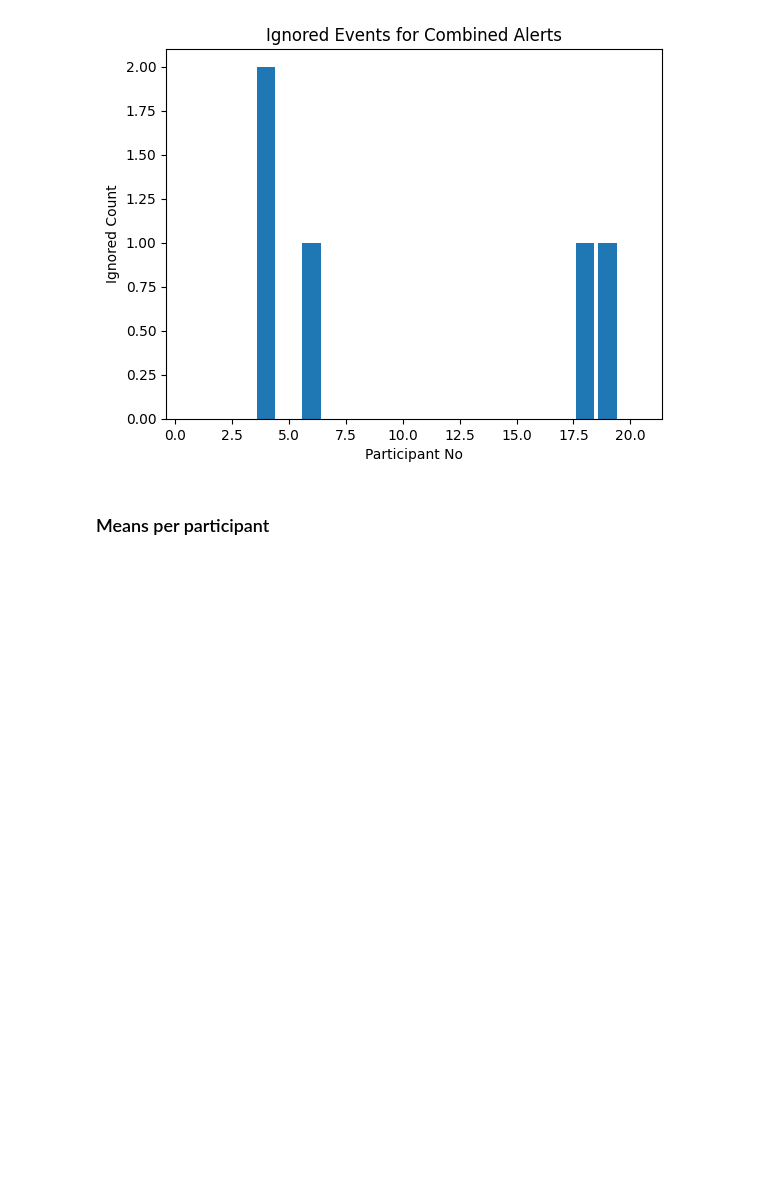
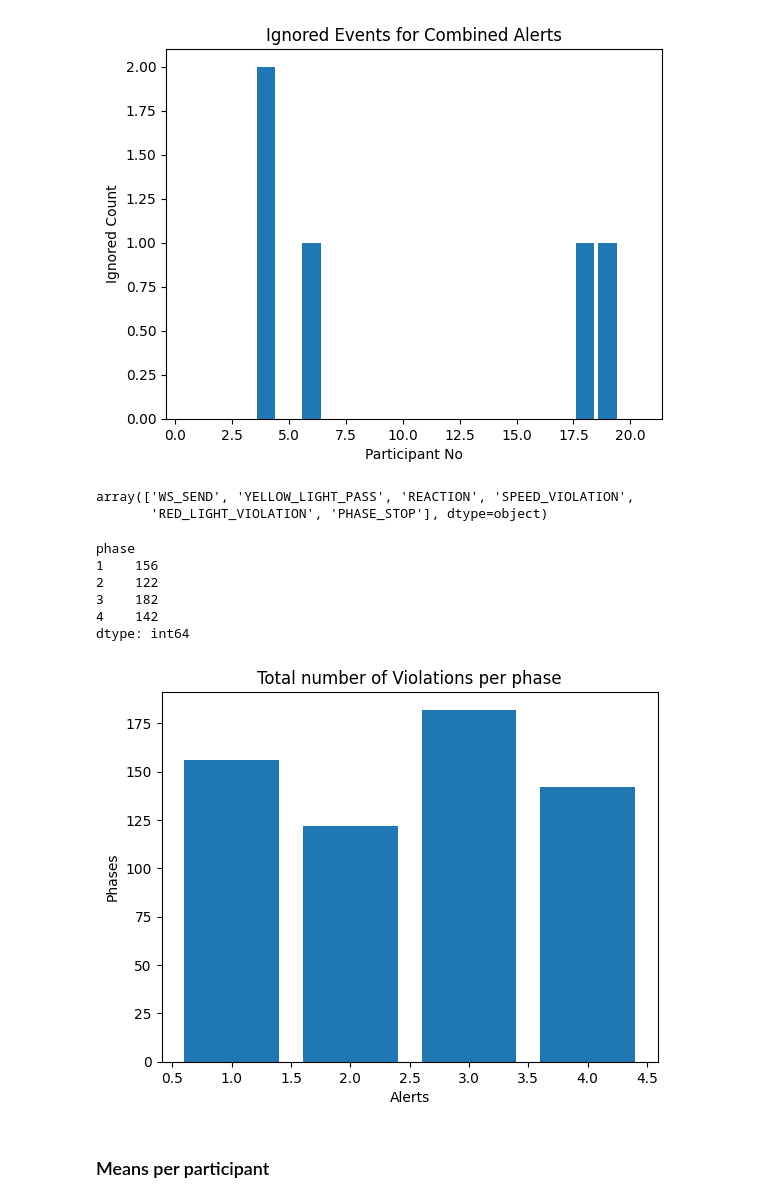
Before and after one commit to KeirAAAlcantara/SimAnalysis, a Jupyter notebook: Sim_Analysis.ipynb, the cells around one changed output. Saved outputs shown, nothing was run; the diff lists cells and outputs as text; code cells hidden in the pictures; blank space fills up the shorter version.

Commit message:
Traffic Lights ata yung added

```diff
--- a/Sim_Analysis.ipynb
+++ b/Sim_Analysis.ipynb
@@ -621,6 +629,36 @@ plt.title("Ignored Events for Combined Alerts")
 plt.show()
 # %% [output]
 [figure]
+# %%
+df_Metrics["event"].unique()
+# %% [output]
+array(['WS_SEND', 'YELLOW_LIGHT_PASS', 'REACTION', 'SPEED_VIOLATION',
+       'RED_LIGHT_VIOLATION', 'PHASE_STOP'], dtype=object)
+# %%
+mostViolation = (
+    df_Metrics[df_Metrics["event"] == "SPEED_VIOLATION"]
+    .groupby("phase")
+    .size()
+)
+
+display(mostViolation)
+# %% [output]
+phase
+1    156
+2    122
+3    182
+4    142
+dtype: int64
+# %%
+plt.bar(mostViolation.index, mostViolation.values)
+
+plt.xlabel("Alerts")
+plt.ylabel("Phases")
+plt.title("Total number of Violations per phase")
+
+plt.show()
+# %% [output]
+[figure, added]
 # %% [markdown]
 ### Means per participant
 # %%
```
Also changed, not shown: parts of 8 cells of this notebook, 2 other files.
